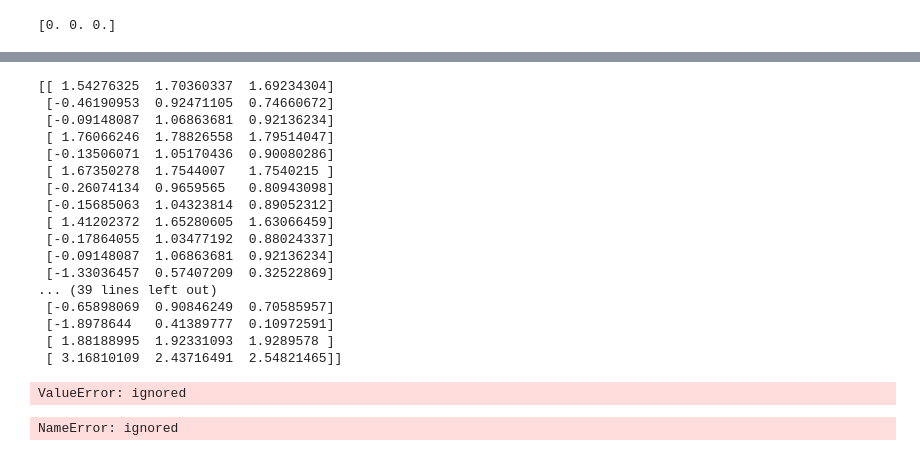
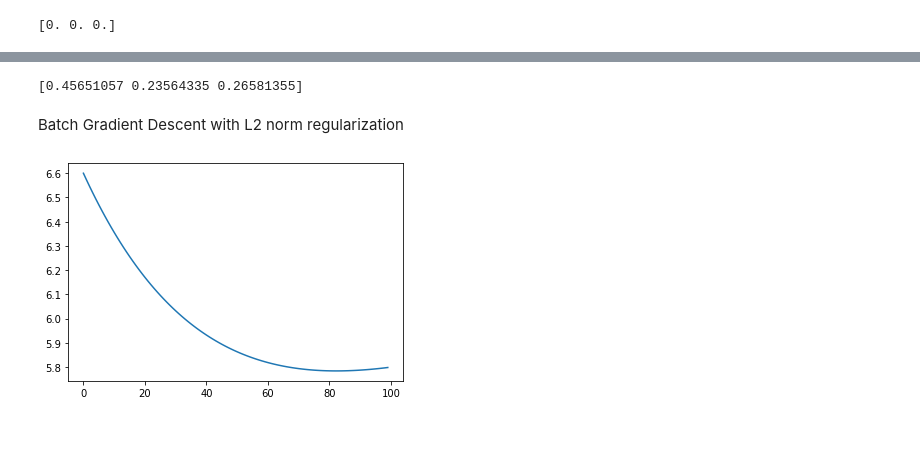
Before and after one commit to sakshamssy/neuralNetwork-FuzzyLogic, a Jupyter notebook: ASSGN1_Q1.ipynb, the cells around one changed output, grey strips where cells are left out. Drawn from its saved outputs; the diff is of its cells as text; code cells hidden in the pictures.

```diff
--- a/ASSGN1_Q1.ipynb
+++ b/ASSGN1_Q1.ipynb
@@ -49,0 +52,14 @@ trainingData
+# %%
+def cost_function_l2(X,y,w,lamb):
+    hypothesis = np.dot(X,w.T)
+    #J = (1/(2*len(y)))*np.sum((hypothesis-y)**2)
+    J= (1/(2*len(y)))*np.sum((hypothesis-y)**2) + (lamb/2)*np.sum(w**2)
+    return J
+# %%
+def batch_gradient_descent_l2(X,y,w,alpha,iters,lamb):
+    cost_history = np.zeros(iters)
+    for i in range(iters):
+        hypothesis = np.dot(X,w.T)
+        w = (w*(1-alpha*lamb)) - (alpha/len(y)) * (np.dot(hypothesis - y, X))
+        cost_history[i] = cost_function_l2(X,y,w,lamb)
+    return w, cost_history
@@ -121,32 +188,4 @@ plt.show()
 # %%
-print(batch_w)
+print(batch_w[0])
 # %% [output]
-[[ 1.54276325  1.70360337  1.69234304]
- [-0.46190953  0.92471105  0.74660672]
- [-0.09148087  1.06863681  0.92136234]
- [ 1.76066246  1.78826558  1.79514047]
- [-0.13506071  1.05170436  0.90080286]
- [ 1.67350278  1.7544007   1.7540215 ]
- [-0.26074134  0.9659565   0.80943098]
- [-0.15685063  1.04323814  0.89052312]
- [ 1.41202372  1.65280605  1.63066459]
- [-0.17864055  1.03477192  0.88024337]
- [-0.09148087  1.06863681  0.92136234]
- [-1.33036457  0.57407209  0.32522869]
-... (39 lines left out)
- [-0.65898069  0.90846249  0.70585957]
- [-1.8978644   0.41389777  0.10972591]
- [ 1.88188995  1.92331093  1.9289578 ]
- [ 3.16810109  2.43716491  2.54821465]]
+[0.45651057 0.23564335 0.26581355]
-# %%
-alpha=0.005
-iters=1200
-batch_size=50
-mini_batch_w,J_mini_batch = MB_gradient_descent(X,Y,w,alpha,iters, batch_size)
-# %% [output]
-ValueError: ignored
-# %%
-plt.plot(range(iters),J_mini_batch)
-plt.show()
-# %% [output]
-NameError: ignored
@@ -152,0 +194,11 @@ NameError: ignored
+# %% [markdown]
+Batch Gradient Descent with L2 norm regularization
+# %%
+alpha=0.002 ##learning rate
+iters=100 ###iterations
+lamb=3.5
+batch_w_l2,J_his_l2 = batch_gradient_descent_l2(X,y,w,alpha,iters,lamb)
+plt.plot(range(iters),J_his_l2)
+plt.show()
+# %% [output]
+[figure, added]
```
Also changed, not shown: parts of 54 cells of this notebook, 13 other files.
